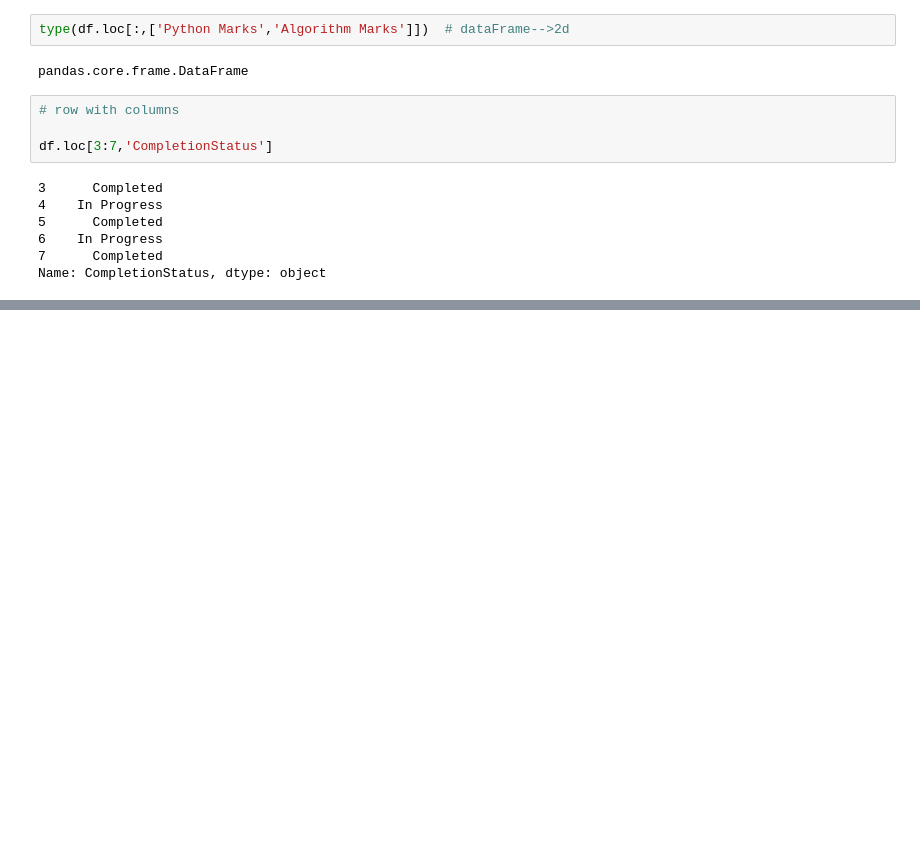
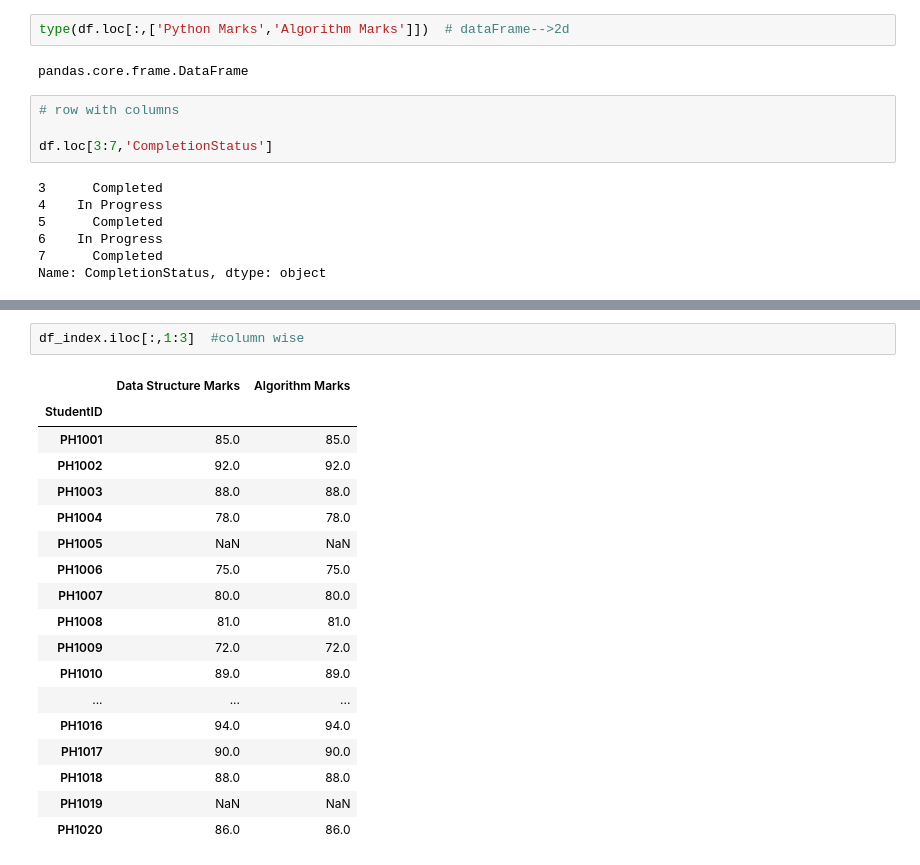
Before and after one commit to rabeyanoor/AI-ML, a Jupyter notebook: Week-3/Module_12.ipynb, the cells around one changed output, grey strips where cells are left out. Cells and saved outputs as stored; diff of their text form; blank space fills up the shorter version.

```diff
--- a/Week-3/Module_12.ipynb
+++ b/Week-3/Module_12.ipynb
@@ -573,0 +611,21 @@ Name: CompletionStatus, dtype: object
+# %%
+df_index.iloc[:,1:3]  #column wise
+# %% [output]
+|  | Data Structure Marks | Algorithm Marks |
+| StudentID |  |  |
+| PH1001 | 85.0 | 85.0 |
+| PH1002 | 92.0 | 92.0 |
+| PH1003 | 88.0 | 88.0 |
+| PH1004 | 78.0 | 78.0 |
+| PH1005 | NaN | NaN |
+| PH1006 | 75.0 | 75.0 |
+| PH1007 | 80.0 | 80.0 |
+| PH1008 | 81.0 | 81.0 |
+| PH1009 | 72.0 | 72.0 |
+| PH1010 | 89.0 | 89.0 |
+| ... | ... | ... |
+| PH1016 | 94.0 | 94.0 |
+| PH1017 | 90.0 | 90.0 |
+| PH1018 | 88.0 | 88.0 |
+| PH1019 | NaN | NaN |
+| PH1020 | 86.0 | 86.0 |
```
Also changed, not shown: parts of 4 cells of this notebook.
